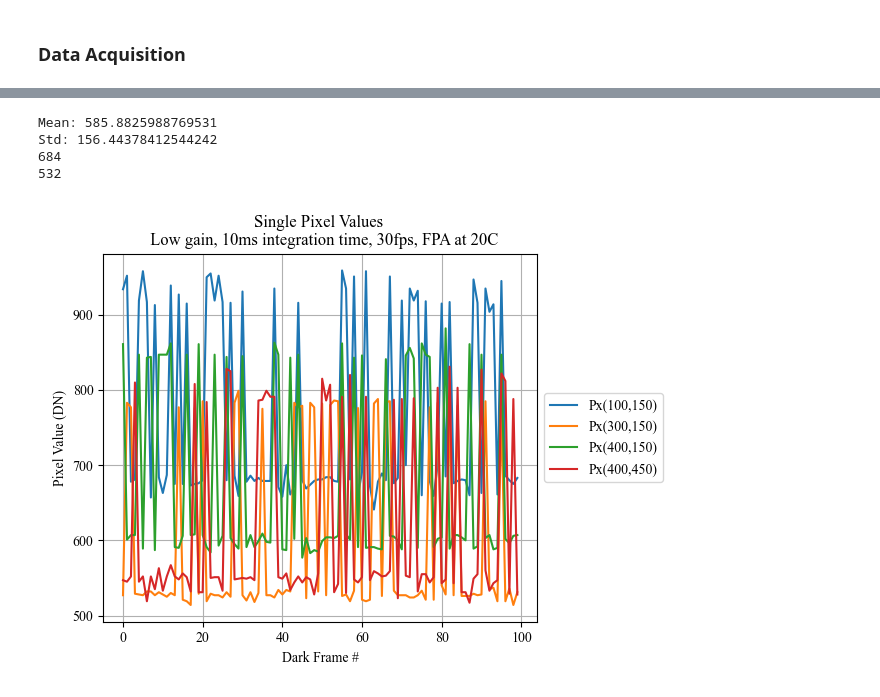
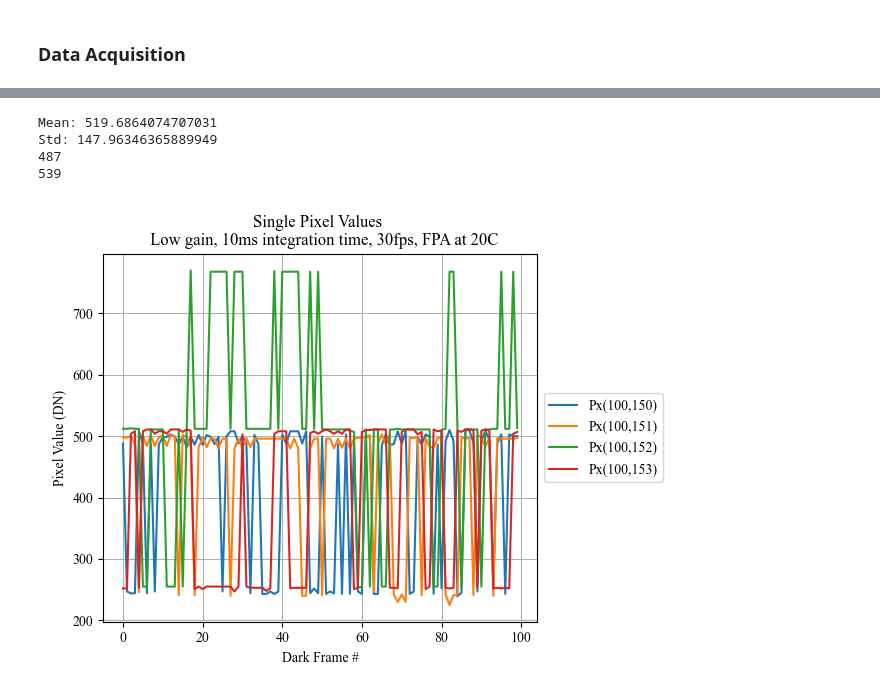
Before and after one commit to mattost14/Finis-Camera, a Jupyter notebook: dark_frame/noise_level.ipynb, the cells around one changed output, grey strips where cells are left out. Saved outputs shown, nothing was run; the diff lists cells and outputs as text; code cells hidden in the pictures.

```diff
--- a/dark_frame/noise_level.ipynb
+++ b/dark_frame/noise_level.ipynb
@@ -137,28 +137,31 @@ Integration
 # %%
 print(f'Mean: {np.mean(df_stack_low[1,:,:])}')
 print(f'Std: {np.std(df_stack_low[1,:,:])}')
 print(df_stack_low[9,100,150])
 print(df_stack_low[7,300,150])
 
 plt.figure()
+# plt.plot(df_stack_low[:,100,150], label="Px(100,150)")
+# plt.plot(df_stack_low[:,300,150], label="Px(300,150)")
+# plt.plot(df_stack_low[:,400,150], label="Px(400,150)")
+# plt.plot(df_stack_low[:,400,450], label="Px(400,450)")
+
 plt.plot(df_stack_low[:,100,150], label="Px(100,150)")
-# plt.plot(df_stack_low[:,100,151], label="(100,151)")
-# plt.plot(df_stack_low[:,100,152], label="(100,100)")
-plt.plot(df_stack_low[:,300,150], label="Px(300,150)")
-plt.plot(df_stack_low[:,400,150], label="Px(400,150)")
-plt.plot(df_stack_low[:,400,450], label="Px(400,450)")
+plt.plot(df_stack_low[:,100,151], label="Px(100,151)")
+plt.plot(df_stack_low[:,100,152], label="Px(100,152)")
+plt.plot(df_stack_low[:,100,153], label="Px(100,153)")
 
 # plt.plot(df_stack_low[:,400,151], label="(400,151)")
 # plt.plot(df_stack_low[:,400,152], label="(400,152)")
 plt.xlabel("Dark Frame #")
 plt.ylabel("Pixel Value (DN)")
 plt.title("Single Pixel Values \n  Low gain, 10ms integration time, 30fps, FPA at 20C")
 plt.legend(loc='center left', bbox_to_anchor=(1, 0.5))
 plt.grid()
 plt.tight_layout()  # Adjust the layout
 # %% [output]
-Mean: 585.8825988769531
-Std: 156.44378412544242
-684
-532
+Mean: 519.6864074707031
+Std: 147.96346365889949
+487
+539
-[figure, old version]
+[figure, new version]
```
Also changed, not shown: parts of 2 cells of this notebook, 2 other files.
